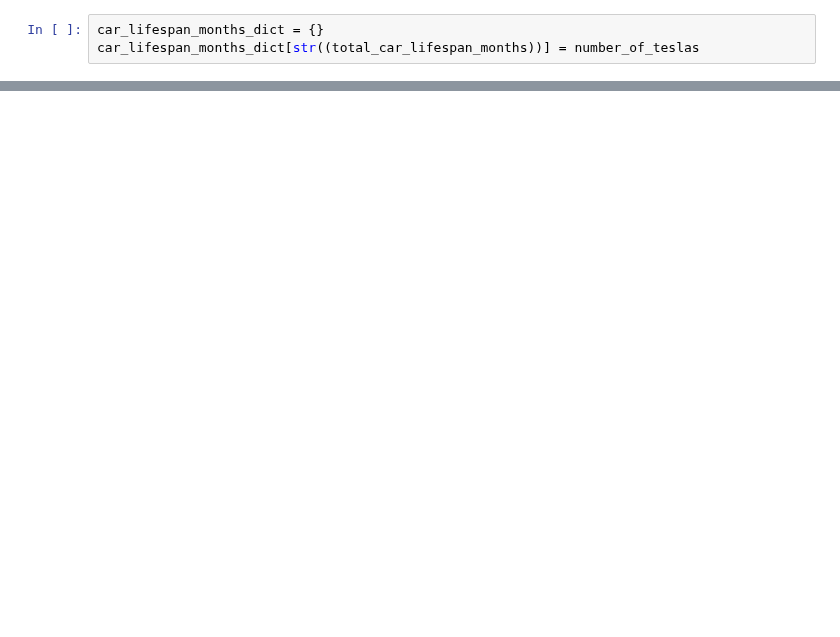
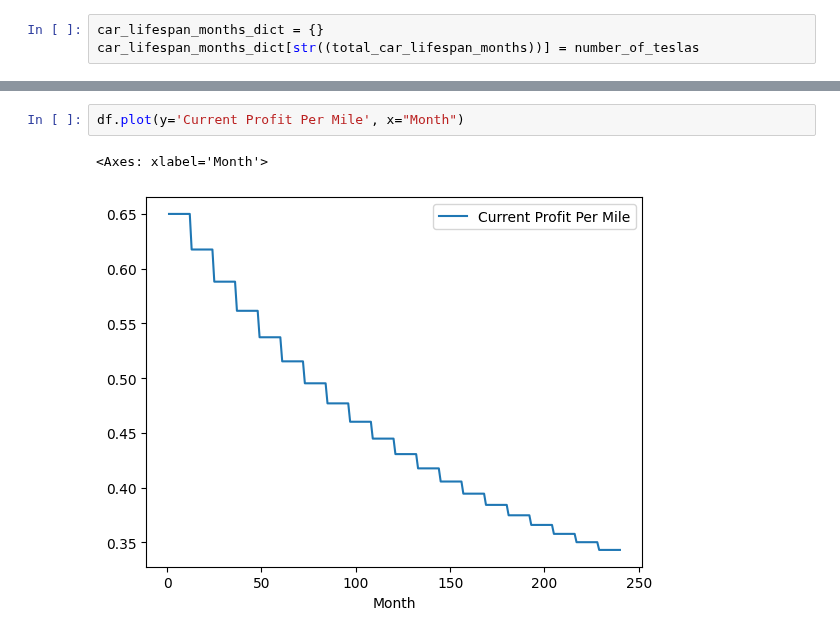
Before and after one commit to bennettftomlin/Tesla-Robotaxi-Calculations, a Jupyter notebook: exponential decay vectorized.ipynb, the cells around one changed output, grey strips where cells are left out. Saved outputs shown, nothing was run; the diff lists cells and outputs as text; blank space fills up the shorter version.

```diff
--- a/exponential decay vectorized.ipynb
+++ b/exponential decay vectorized.ipynb
@@ -117,0 +134,5 @@ df
+# %%
+df.plot(y='Current Profit Per Mile', x="Month")
+# %% [output]
+<Axes: xlabel='Month'>
+[figure, added]
```
Also changed, not shown: parts of 9 cells of this notebook, 2 other files.
